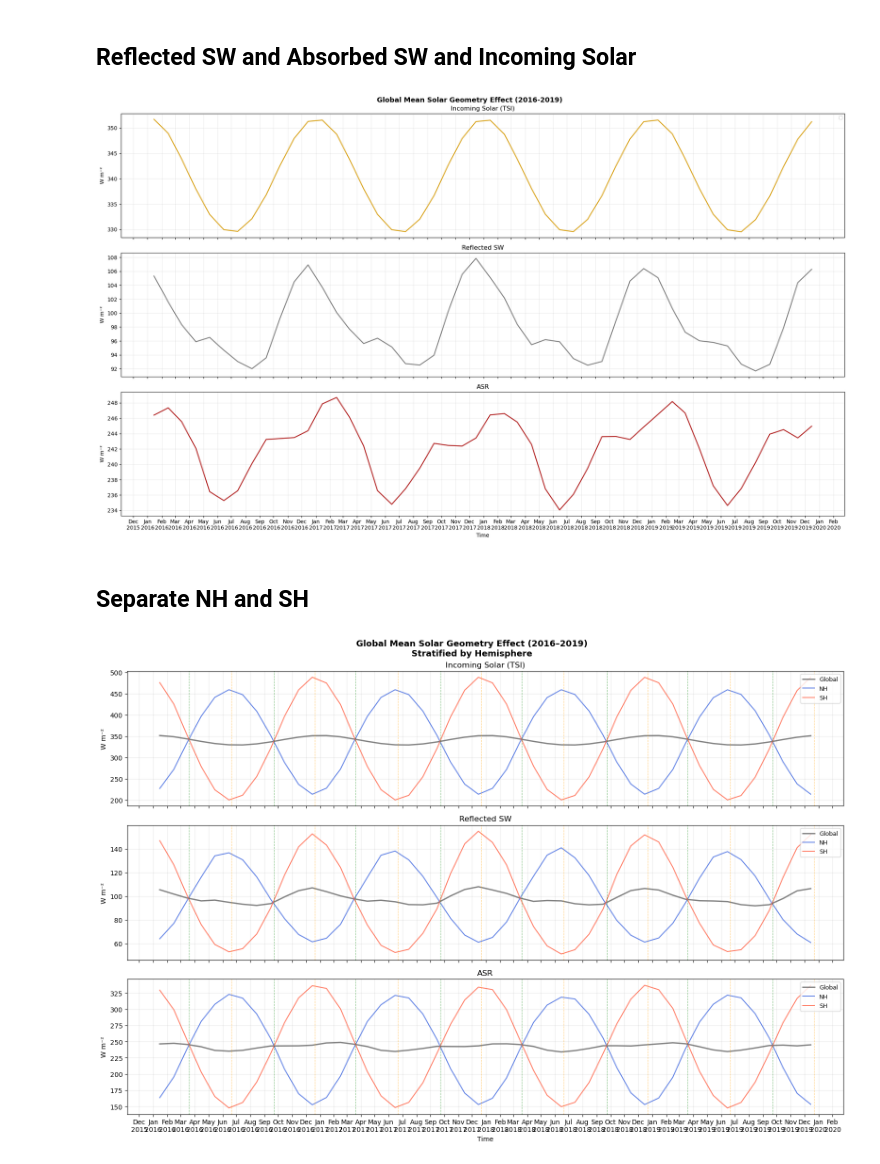
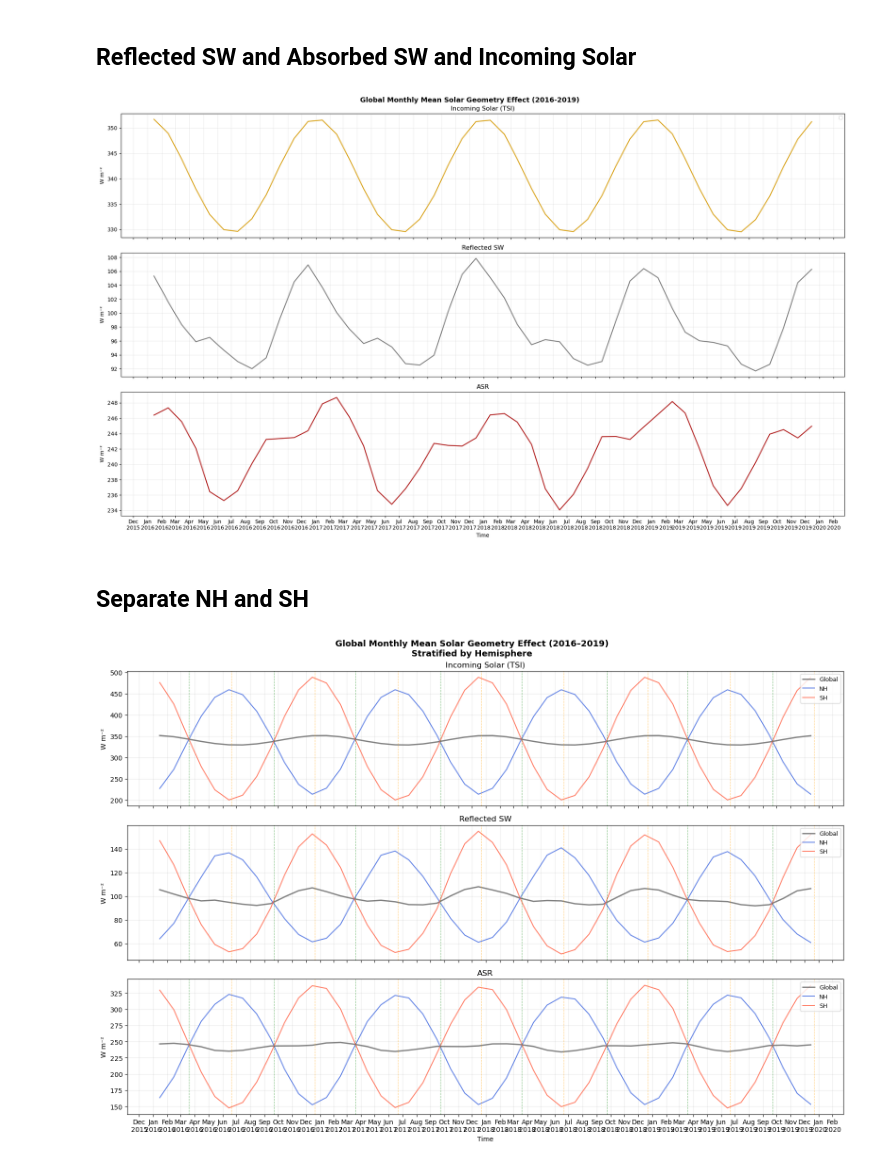
Before and after one commit to jshaw35/PRISM, a Jupyter notebook: V00-CERES_Data_Explorer.ipynb, the cells around one changed output. Saved outputs shown, nothing was run; the diff lists cells and outputs as text; code cells hidden in the pictures.

```diff
--- a/V00-CERES_Data_Explorer.ipynb
+++ b/V00-CERES_Data_Explorer.ipynb
@@ -284,7 +306,7 @@ sw_refl      = ds_sub["toa_sw_all_mon"].weighted(weights_sub).mean(dim=["lat", "
 
 # --- Plot ---
 fig, axes = plt.subplots(3, 1, figsize=(20, 12))
-fig.suptitle("Global Mean Solar Geometry Effect (2016-2019)", fontsize=13, fontweight="bold")
+fig.suptitle("Global Monthly Mean Solar Geometry Effect (2016-2019)", fontsize=13, fontweight="bold")
 
 axes[0].plot(time_sub, solar_global.values, color="goldenrod", linewidth=1.8)
 axes[0].set_ylabel("W m⁻²")
@@ -321,34 +343,34 @@ event_colors = {
 #             ax.axvline(np.datetime64(d), color=event_colors[label],
 #                        linewidth=0.8, linestyle="--", alpha=0.6,
 #                        label=label if i == 0 else "")
 
 # Single shared legend on top panel
 handles, labels = axes[0].get_legend_handles_labels()
 axes[0].legend(handles, labels, fontsize=8, loc="upper right", ncol=4)
 
 axes[-1].set_xlabel("Time")
 
 import matplotlib.dates as mdates
 
 # --- Label every month on the bottom panel only ---
 for ax in axes:
     ax.xaxis.set_major_locator(mdates.MonthLocator())
     ax.xaxis.set_major_formatter(mdates.DateFormatter("%b\n%Y"))
 
 # Only show year on tick where year changes, clean up redundant year labels
 for ax in axes[:-1]:
     ax.xaxis.set_major_formatter(mdates.DateFormatter("%b"))
 
 axes[-1].xaxis.set_major_formatter(mdates.DateFormatter("%b\n%Y"))
 
 fig.autofmt_xdate(rotation=0, ha="center")
 
 plt.tight_layout()
 # plt.savefig("ceres_solar_geometry_2016_2019.png", dpi=150, bbox_inches="tight")
 plt.show()
 plt.close()
 # %% [output]
-[figure, old version]
+[figure, new version]
 # %% [markdown]
 ## Separate NH and SH
 # %%
@@ -395,7 +417,7 @@ hem_styles = {
 
 # --- Plot ---
 fig, axes = plt.subplots(3, 1, figsize=(16, 11), sharex=True)
-fig.suptitle("Global Mean Solar Geometry Effect (2016–2019)\nStratified by Hemisphere",
+fig.suptitle("Global Monthly Mean Solar Geometry Effect (2016–2019)\nStratified by Hemisphere",
              fontsize=13, fontweight="bold")
 
 panel_data = [
@@ -448,4 +470,4 @@ plt.tight_layout()
 plt.show()
 plt.close()
 # %% [output]
-[figure, old version]
+[figure, new version]
```
Also changed, not shown: parts of 9 cells of this notebook.
